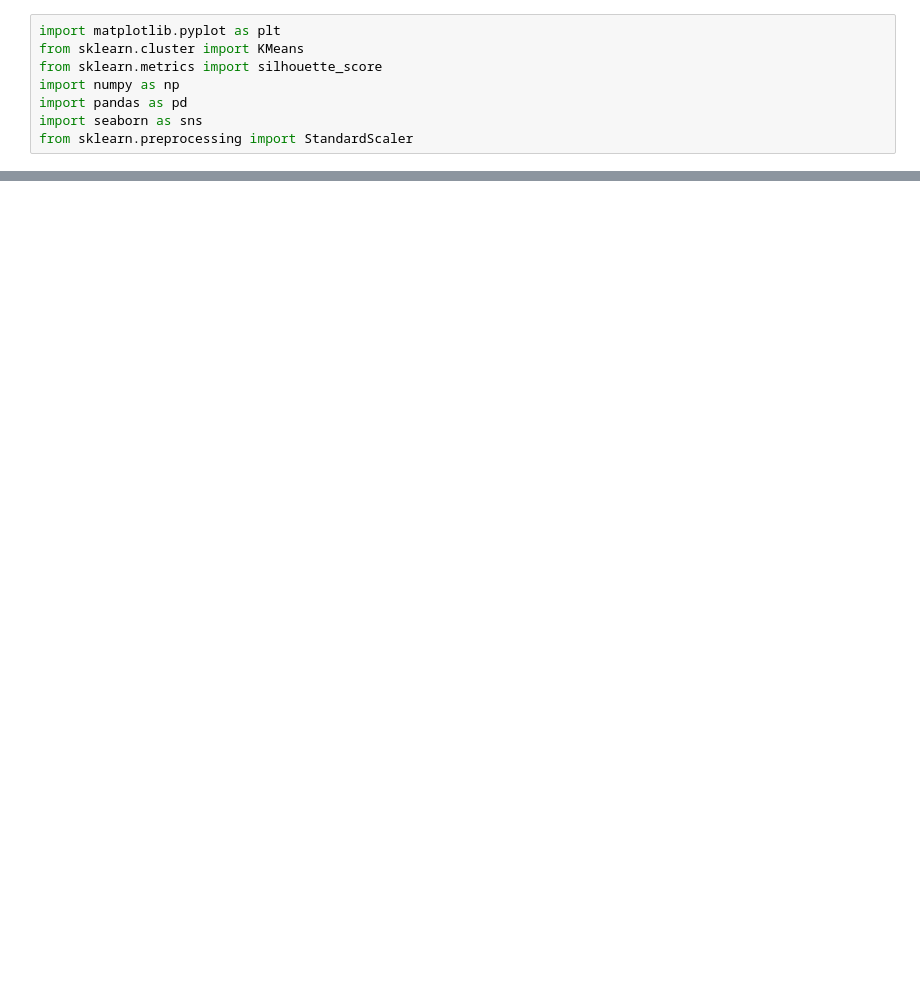
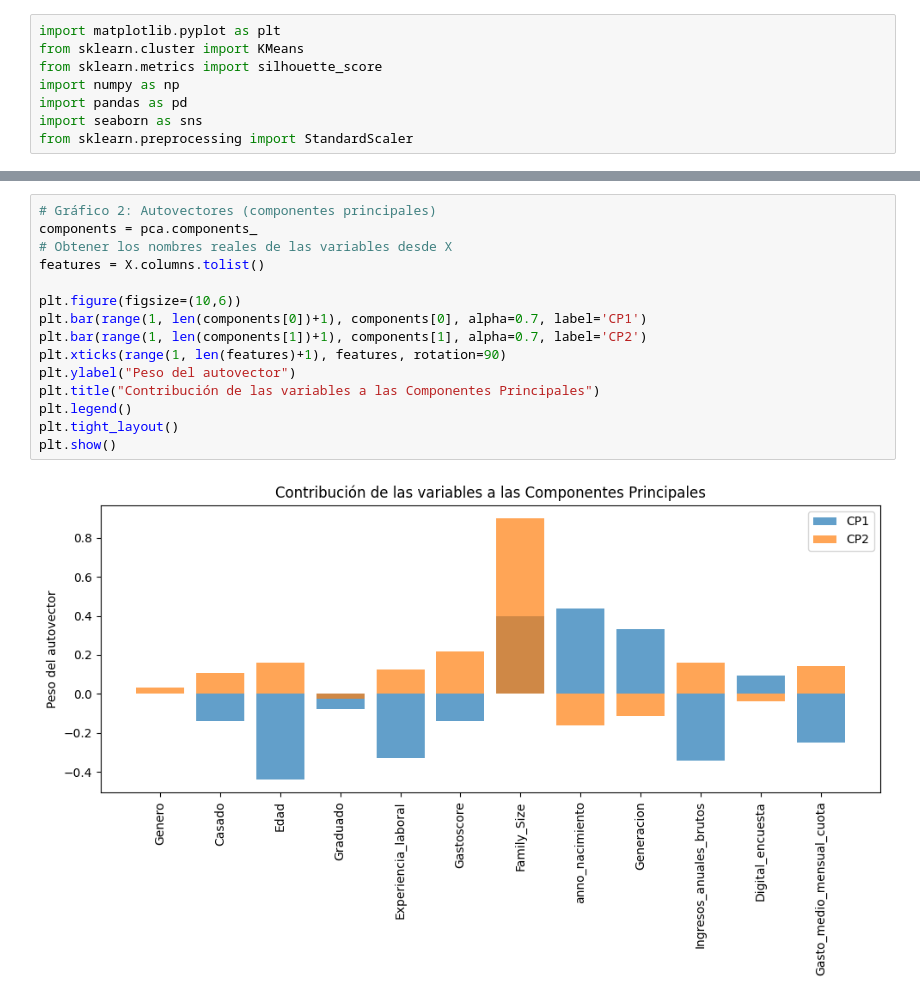
Before and after one commit to Nachosanchezz/Caso02_PCA, a Jupyter notebook: src/02_PCA.ipynb, the cells around one changed output, grey strips where cells are left out. Saved outputs shown, nothing was run; the diff lists cells and outputs as text; blank space fills up the shorter version.

```diff
--- a/src/02_PCA.ipynb
+++ b/src/02_PCA.ipynb
@@ -138,0 +136,17 @@ plt.show()
+# %%
+# Gráfico 2: Autovectores (componentes principales)
+components = pca.components_
+# Obtener los nombres reales de las variables desde X
+features = X.columns.tolist()
+
+plt.figure(figsize=(10,6))
+plt.bar(range(1, len(components[0])+1), components[0], alpha=0.7, label='CP1')
+plt.bar(range(1, len(components[1])+1), components[1], alpha=0.7, label='CP2')
+plt.xticks(range(1, len(features)+1), features, rotation=90)
+plt.ylabel("Peso del autovector")
+plt.title("Contribución de las variables a las Componentes Principales")
+plt.legend()
+plt.tight_layout()
+plt.show()
+# %% [output]
+[figure, added]
```
Also changed, not shown: parts of 12 cells of this notebook, 2 other files.
